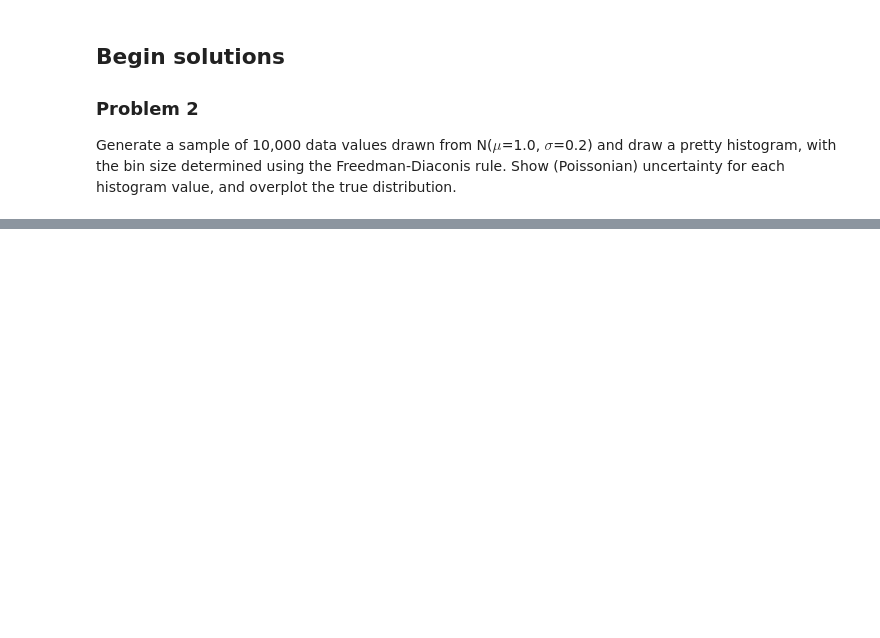
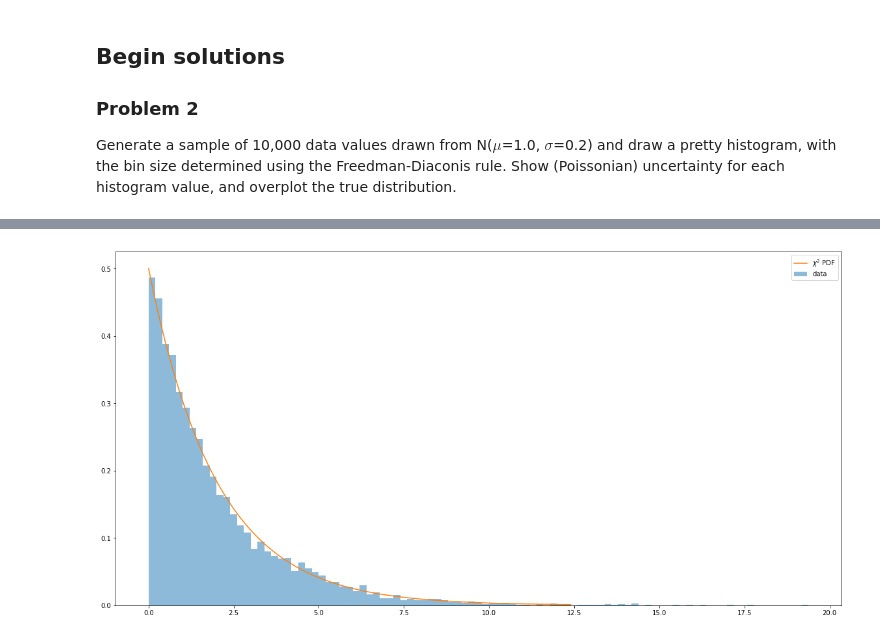
Before and after one commit to PHYST480/homeworks-pranphy, a Jupyter notebook: PHYST480-F18-HW1.ipynb, the cells around one changed output, grey strips where cells are left out. Drawn from its saved outputs; the diff is of its cells as text; code cells hidden in the pictures; blank space fills up the shorter version.

Commit message:
Make Homework1-rc-0.1alpha

```diff
--- a/PHYST480-F18-HW1.ipynb
+++ b/PHYST480-F18-HW1.ipynb
@@ -76,0 +92,14 @@ ___ = plt.legend()
+# %%
+def fit_chi_sqr(samples,N=5,**kwargs):
+    k=N
+    xval = np.linspace(0,N+15*np.log(N),samples)
+    nors = sp.stats.norm(0,1).rvs(samples)
+    sample_averages = [np.sum(np.random.choice(nors,N)**2) for i in range(samples)]
+    chisq_pdf = 1/(2**(k/2)*sp.special.gamma(k/2))*xval**(k/2-1)*np.exp(-xval/2)
+    amplt.hist(sample_averages,bins='freedman',density=True,alpha=0.5,label='data',**kwargs)
+    __ = plt.plot(xval,chisq_pdf,label=fr'$\chi^2$ PDF',**kwargs)
+    __ = plt.legend()
+# %%
+fit_chi_sqr(1_000_000,2)
+# %% [output]
+[figure, added]
```
Also changed, not shown: parts of 10 cells of this notebook, 1 other file.
